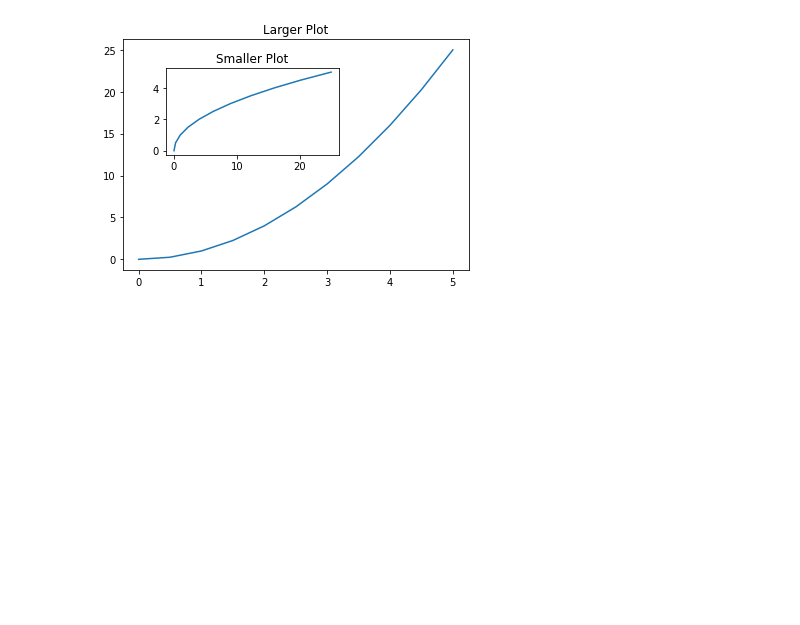
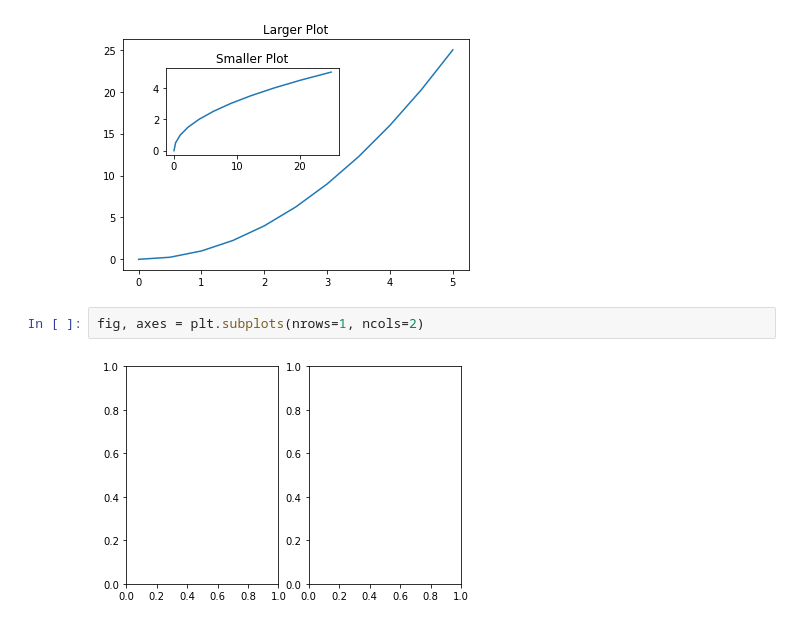
Before and after one commit to nids18/Matplotlib-, a Jupyter notebook: Data Visualization with Matplotlib Nids.ipynb, the cells around one changed output. Drawn from its saved outputs; the diff is of its cells as text; blank space fills up the shorter version.

```diff
--- a/Data Visualization with Matplotlib Nids.ipynb
+++ b/Data Visualization with Matplotlib Nids.ipynb
@@ -94,3 +94,7 @@ axes2.set_title('Smaller Plot')
 # %% [output]
 Text(0.5, 1.0, 'Smaller Plot')
 [figure]
+# %%
+fig, axes = plt.subplots(nrows=1, ncols=2)
+# %% [output]
+[figure, added]
```
Also changed, not shown: parts of 27 cells of this notebook.
